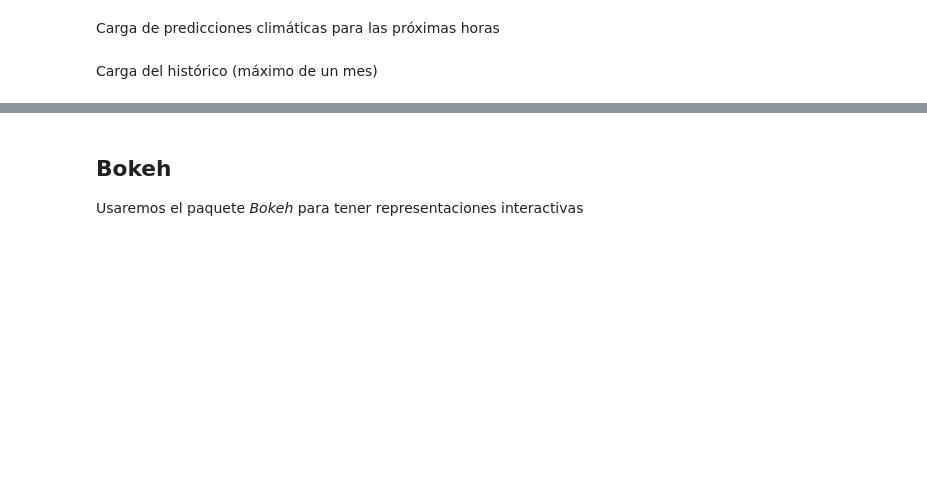
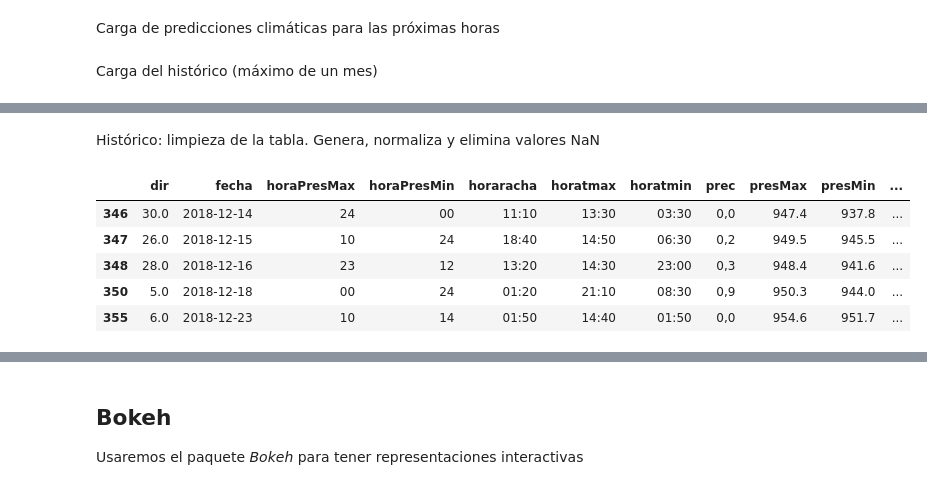
Before and after one commit to MAVelasco/Madrid-maps-with-Bokeh, a Jupyter notebook: climatologia_Madrid.ipynb, the cells around one changed output, grey strips where cells are left out. Cells and saved outputs as stored; diff of their text form; code cells hidden in the pictures; blank space fills up the shorter version.

Commit message:
Update clima
Se han ordenado los chunks

```diff
--- a/climatologia_Madrid.ipynb
+++ b/climatologia_Madrid.ipynb
@@ -151,0 +137,19 @@ To retain the current behavior and silence the warning, pass 'sort=True'.
+# %%
+file_pattern = "climatologia_madrid_"
+file_extension = "csv"
+path = "./Datos/climatologia/"
+filename = path + "climatologia_madrid.csv"
+
+df_clima_madrid = pd.DataFrame()
+print('Ficheros detectados:')
+for file in os.listdir(path):
+    if (file.endswith(file_extension) & file.startswith(file_pattern)):
+        file_path = os.path.join(path, file)
+        print(file_path)
+        new_df = pd.read_csv(file_path, decimal = ',', sep=';')
+        #df_clima_madrid = df_clima_madrid[columns]
+        df_clima_madrid = df_clima_madrid.append(new_df)
+
+#print('\nDataframe final:')
+print(df_clima_madrid)
+df_clima_madrid.to_csv(filename,  sep=';', encoding='utf-8', index=False)
@@ -151,0 +174,29 @@ To retain the current behavior and silence the warning, pass 'sort=True'.
+# %% [markdown]
+Histórico: limpieza de la tabla. Genera, normaliza y elimina valores NaN
+# %%
+df_clima_madrid.loc[(df_clima_madrid['prec'] == "Ip") ] = "NaN"
+df_clima_madrid.loc[(df_clima_madrid['horaPresMax'] == "Varias") ] = "NaN"
+df_clima_madrid.loc[(df_clima_madrid['horaPresMin'] == "Varias") ] = "NaN"
+df_clima_madrid.loc[(df_clima_madrid['horatmax'] == "Varias") ] = "NaN"
+df_clima_madrid.loc[(df_clima_madrid['horatmin'] == "Varias") ] = "NaN"
+df_clima_madrid.loc[(df_clima_madrid['horaracha'] == "Varias") ] = "NaN"
+
+cols = ['presMax','presMin','racha','tmax','tmin','velmedia','dir']
+cols_hora = ['horaPresMax','horaPresMin']
+df_clima_madrid[cols] = df_clima_madrid[cols].apply(lambda x: pd.to_numeric(x.astype(str).str.replace(',',''), errors='coerce'))
+#df_clima_madrid[cols_hora] = df_clima_madrid[cols_hora].apply(lambda x: pd.to_numeric(x))
+
+df_clima_madrid['fecha'] = pd.to_datetime(df_clima_madrid.fecha)
+#df_clima_madrid = df_clima_madrid.set_index('fecha')
+
+df_clima_madrid = df_clima_madrid.query('fecha != "NaT"')
+#print(df_clima_madrid)
+# %%
+df_clima_madrid.tail()
+# %% [output]
+|  | dir | fecha | horaPresMax | horaPresMin | horaracha | horatmax | horatmin | prec | presMax | presMin | ... |
+| 346 | 30.0 | 2018-12-14 | 24 | 00 | 11:10 | 13:30 | 03:30 | 0,0 | 947.4 | 937.8 | ... |
+| 347 | 26.0 | 2018-12-15 | 10 | 24 | 18:40 | 14:50 | 06:30 | 0,2 | 949.5 | 945.5 | ... |
+| 348 | 28.0 | 2018-12-16 | 23 | 12 | 13:20 | 14:30 | 23:00 | 0,3 | 948.4 | 941.6 | ... |
+| 350 | 5.0 | 2018-12-18 | 00 | 24 | 01:20 | 21:10 | 08:30 | 0,9 | 950.3 | 944.0 | ... |
+| 355 | 6.0 | 2018-12-23 | 10 | 14 | 01:50 | 14:40 | 01:50 | 0,0 | 954.6 | 951.7 | ... |
```
Also changed, not shown: parts of 24 cells of this notebook, 2 other files.
